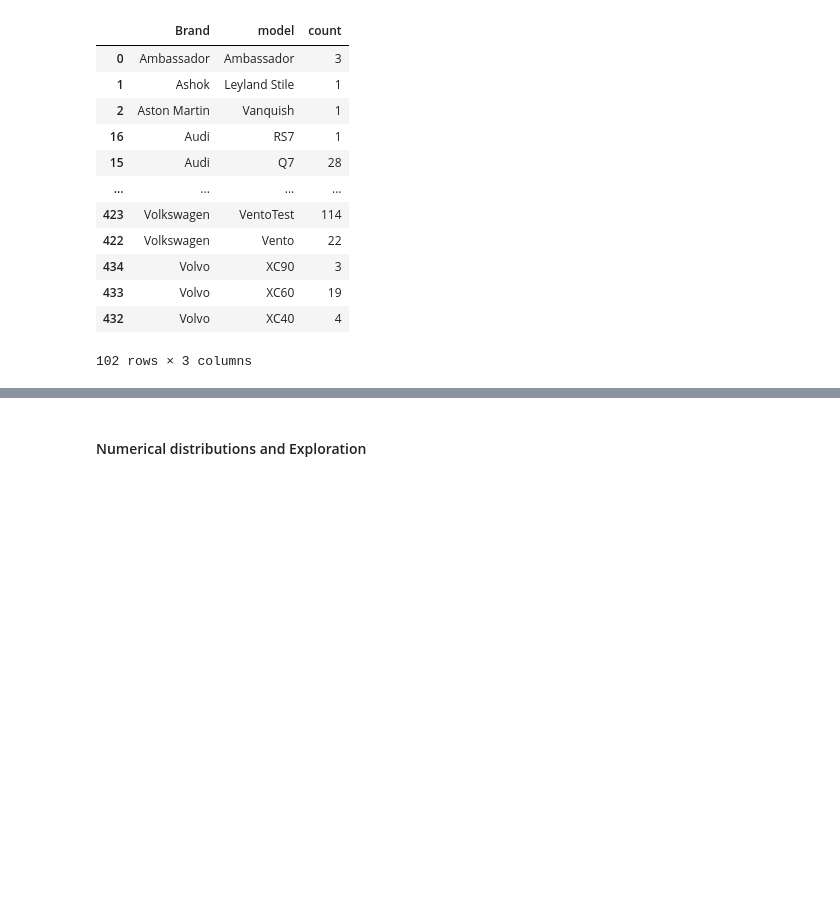
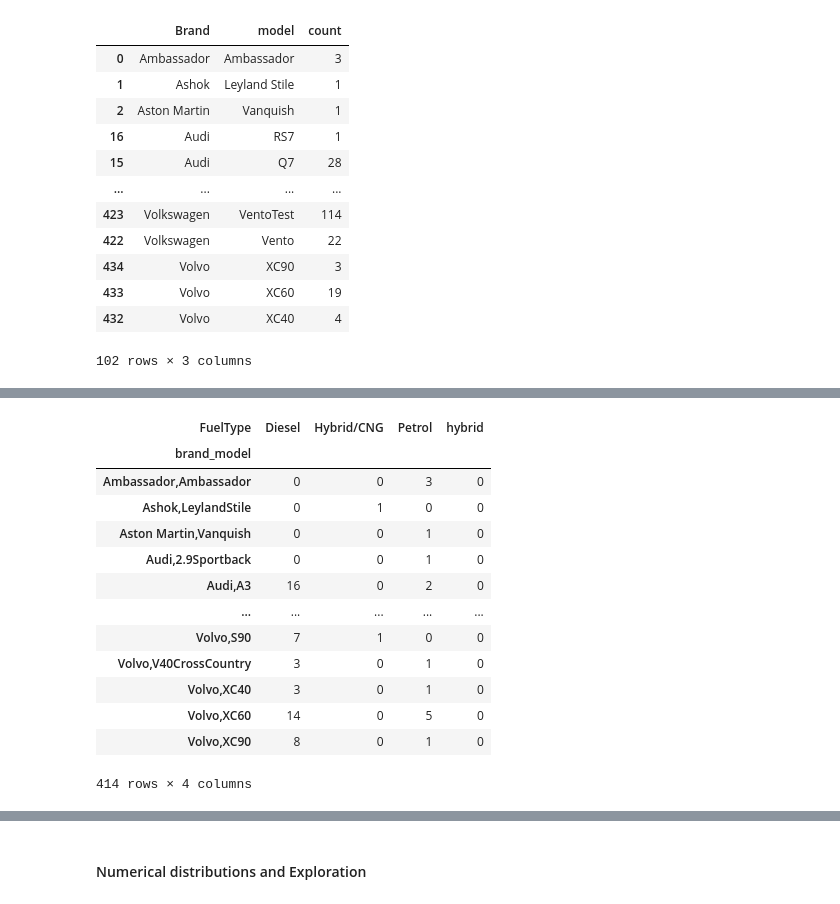
Before and after one commit to abdo1rahman/DEPI_grad_project, a Jupyter notebook: mini_project/used_cars/notebooks/EDA.ipynb, the cells around one changed output, grey strips where cells are left out. Saved outputs shown, nothing was run; the diff lists cells and outputs as text; code cells hidden in the pictures; blank space fills up the shorter version.

```diff
--- a/mini_project/used_cars/notebooks/EDA.ipynb
+++ b/mini_project/used_cars/notebooks/EDA.ipynb
@@ -546,0 +567,3 @@ used_cars_df
+# %%
+unique_rows_df = used_cars_df.drop_duplicates()
+unique_rows_df.pivot_table(index='brand_model', columns='Transmission', aggfunc='size', fill_value=0)
@@ -546,0 +585,17 @@ used_cars_df
+# %%
+unique_rows_df.pivot_table(index='brand_model', columns='FuelType', aggfunc='size', fill_value=0)
+# %% [output]
+| FuelType | Diesel | Hybrid/CNG | Petrol | hybrid |
+| brand_model |  |  |  |  |
+| Ambassador,Ambassador | 0 | 0 | 3 | 0 |
+| Ashok,LeylandStile | 0 | 1 | 0 | 0 |
+| Aston Martin,Vanquish | 0 | 0 | 1 | 0 |
+| Audi,2.9Sportback | 0 | 0 | 1 | 0 |
+| Audi,A3 | 16 | 0 | 2 | 0 |
+| ... | ... | ... | ... | ... |
+| Volvo,S90 | 7 | 1 | 0 | 0 |
+| Volvo,V40CrossCountry | 3 | 0 | 1 | 0 |
+| Volvo,XC40 | 3 | 0 | 1 | 0 |
+| Volvo,XC60 | 14 | 0 | 5 | 0 |
+| Volvo,XC90 | 8 | 0 | 1 | 0 |
+414 rows × 4 columns
```
Also changed, not shown: parts of 17 cells of this notebook, 1 other file.
